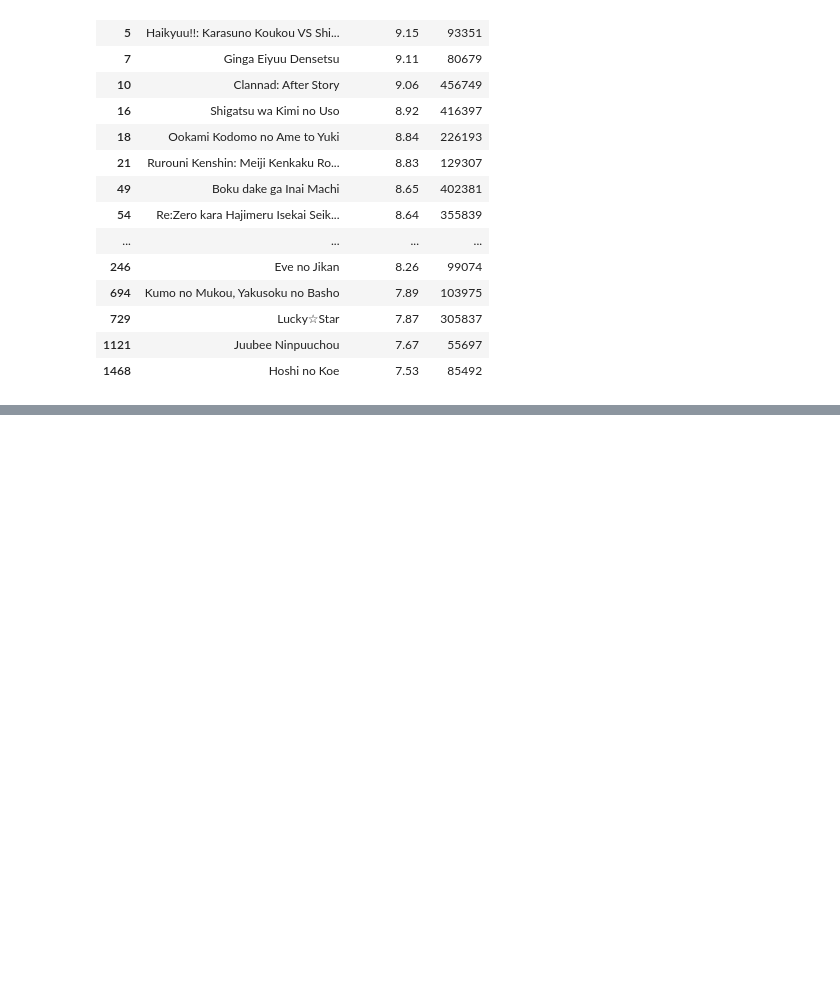
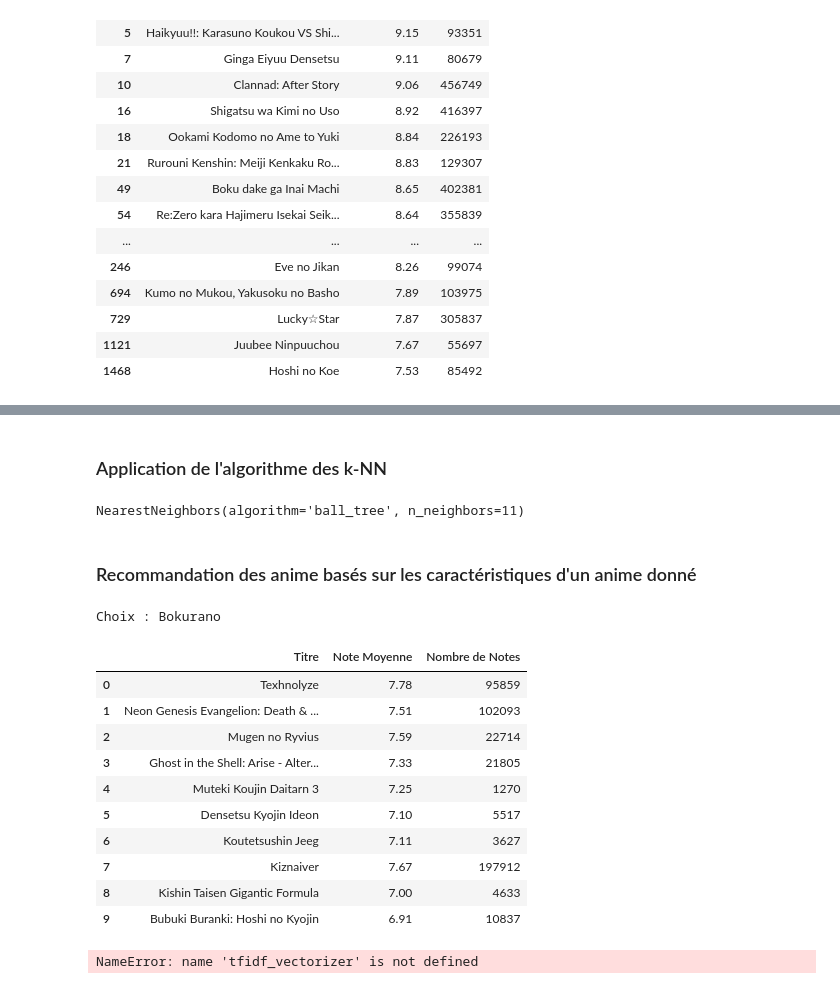
Before and after one commit to obenchekro/MyAnimeList-Recommandation-System, a Jupyter notebook: notebook/MyAnimeList Recommandation System.ipynb, the cells around one changed output, grey strips where cells are left out. Drawn from its saved outputs; the diff is of its cells as text; code cells hidden in the pictures; blank space fills up the shorter version.

```diff
--- a/notebook/MyAnimeList Recommandation System.ipynb
+++ b/notebook/MyAnimeList Recommandation System.ipynb
@@ -1935,0 +2035,63 @@ get_top_n_anime_recommandation(
+# %% [markdown]
+### Application de l'algorithme des k-NN
+# %%
+model = NearestNeighbors(
+    n_neighbors=11,
+    algorithm="ball_tree",
+    radius=1.0, metric="minkowski"
+)
+# %%
+model.fit(content_anime_df_preprocessed)
+# %% [output]
+NearestNeighbors(algorithm='ball_tree', n_neighbors=11)
+# %% [markdown]
+### Recommandation des anime basés sur les caractéristiques d'un anime donné
+# %%
+def get_recommandation_anime_by_title(title, N, model):
+    index_movie = np.array([fuzz.ratio(title, t) for t in anime_df.name.values]).argmax()
+    real_title = anime_df.name.iloc[index_movie]
+    movie_vector = content_anime_df_preprocessed.iloc[index_movie].values
+    distances, indices = model.kneighbors([movie_vector], N+1)
+    distances = distances[0]
+    indices = indices[0]
+
+    recommandations = []
+
+    print(f"Choix : {real_title}")
+    for i in range(1, len(indices)):
+        recommended_title = anime_df.name.iloc[indices[i]]
+        recommended_mean_rating = anime_df.rating_mean.iloc[indices[i]]
+        recommended_num_ratings = anime_df.members.iloc[indices[i]]
+
+        recommandations.append({
+            "Titre": recommended_title,
+            "Note Moyenne": recommended_mean_rating,
+            "Nombre de Notes": recommended_num_ratings
+        })
+
+    recommandations_df = pd.concat([pd.DataFrame([rec]) for rec in recommandations], ignore_index=True)
+
+    return recommandations_df
+# %%
+anime_title = "Bokurano"
+num_recommendations = 10
+
+recommendations = get_recommandation_anime_by_title(anime_title, num_recommendations, model)
+recommendations
+# %% [output]
+Choix : Bokurano
+|  | Titre | Note Moyenne | Nombre de Notes |
+| 0 | Texhnolyze | 7.78 | 95859 |
+| 1 | Neon Genesis Evangelion: Death & ... | 7.51 | 102093 |
+| 2 | Mugen no Ryvius | 7.59 | 22714 |
+| 3 | Ghost in the Shell: Arise - Alter... | 7.33 | 21805 |
+| 4 | Muteki Koujin Daitarn 3 | 7.25 | 1270 |
+| 5 | Densetsu Kyojin Ideon | 7.10 | 5517 |
+| 6 | Koutetsushin Jeeg | 7.11 | 3627 |
+| 7 | Kiznaiver | 7.67 | 197912 |
+| 8 | Kishin Taisen Gigantic Formula | 7.00 | 4633 |
+| 9 | Bubuki Buranki: Hoshi no Kyojin | 6.91 | 10837 |
+# %%
+get_similar_animes("Kimi no Na wa.", model, anime_df)
+# %% [output]
+NameError: name 'tfidf_vectorizer' is not defined
```
Also changed, not shown: parts of 19 cells of this notebook.
